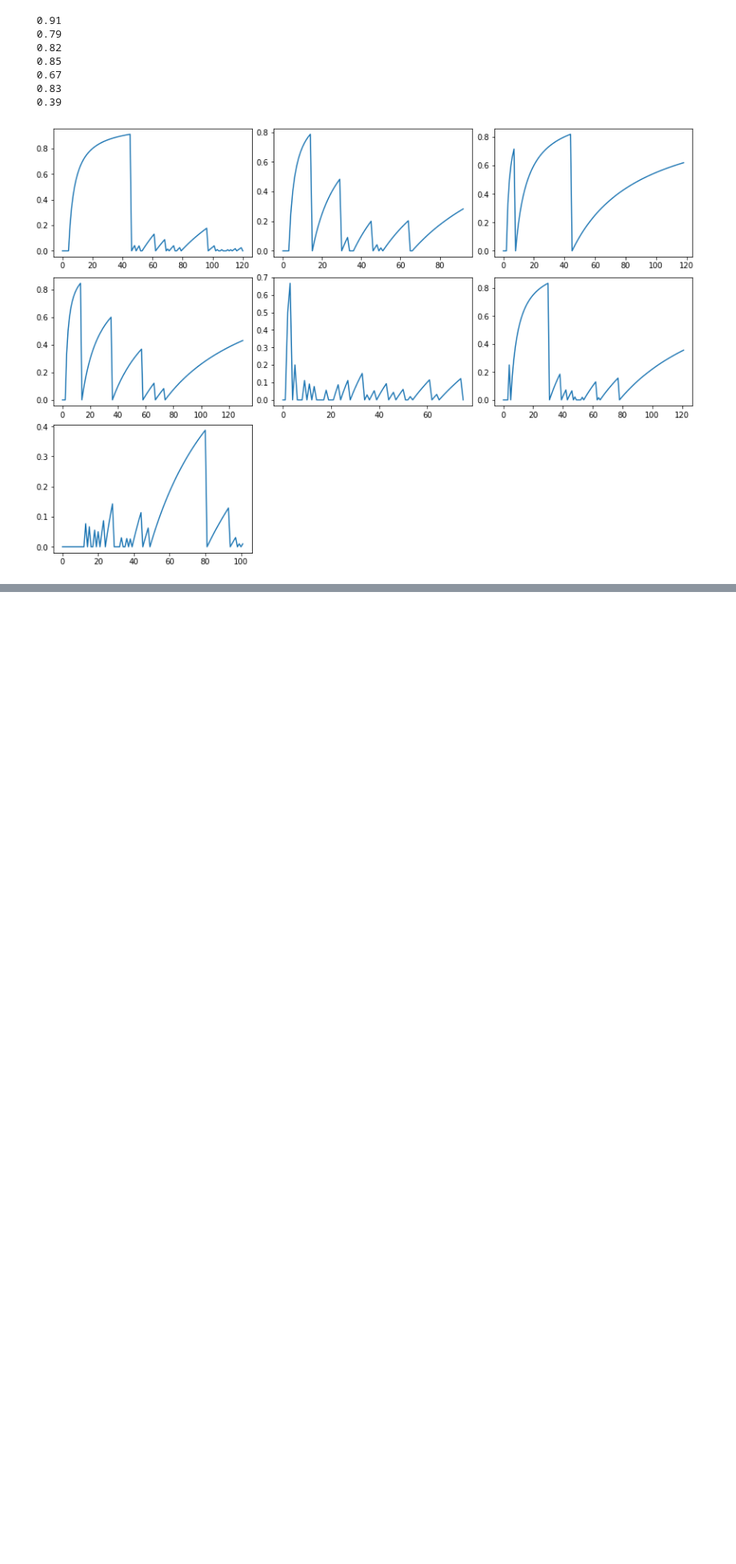
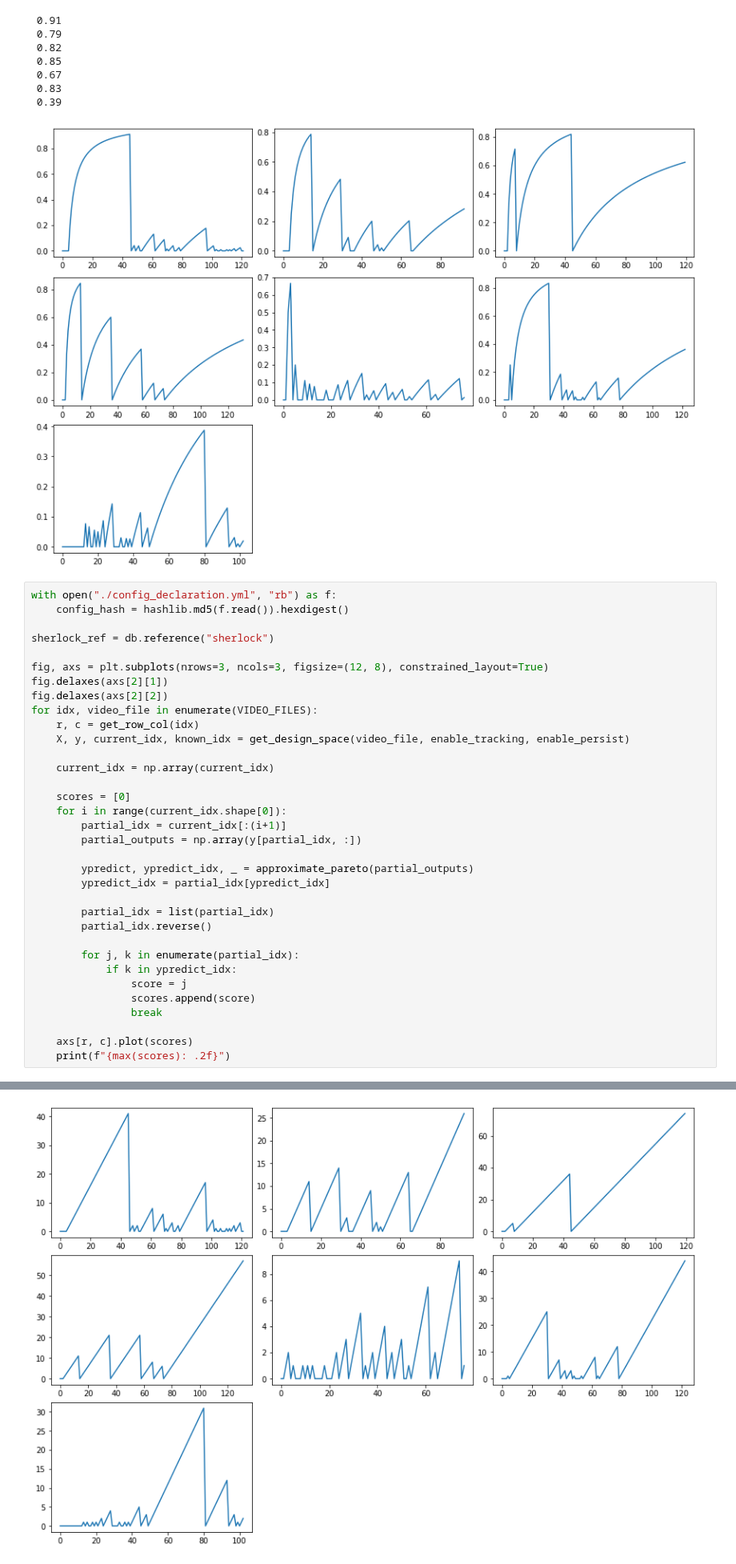
Before and after one commit to UCSD-E4E/baboons-on-the-move, a Jupyter notebook: area.ipynb, the cells around one changed output, grey strips where cells are left out. Shown at 80% size. Drawn from its saved outputs; the diff is of its cells as text; blank space fills up the shorter version.

```diff
--- a/area.ipynb
+++ b/area.ipynb
@@ -159,3 +159,38 @@ for idx, video_file in enumerate(VIDEO_FILES):
  0.83
  0.39
 [figure]
+# %%
+with open("./config_declaration.yml", "rb") as f:
+    config_hash = hashlib.md5(f.read()).hexdigest()
+
+sherlock_ref = db.reference("sherlock")
+
+fig, axs = plt.subplots(nrows=3, ncols=3, figsize=(12, 8), constrained_layout=True)
+fig.delaxes(axs[2][1])
+fig.delaxes(axs[2][2])
+for idx, video_file in enumerate(VIDEO_FILES):
+    r, c = get_row_col(idx)
+    X, y, current_idx, known_idx = get_design_space(video_file, enable_tracking, enable_persist)
+
+    current_idx = np.array(current_idx)
+
+    scores = [0]
+    for i in range(current_idx.shape[0]):
+        partial_idx = current_idx[:(i+1)]
+        partial_outputs = np.array(y[partial_idx, :])
+
+        ypredict, ypredict_idx, _ = approximate_pareto(partial_outputs)
+        ypredict_idx = partial_idx[ypredict_idx]
+
+        partial_idx = list(partial_idx)
+        partial_idx.reverse()
+
+        for j, k in enumerate(partial_idx):
+            if k in ypredict_idx:
+                score = j
+                scores.append(score)
+                break
+
+    axs[r, c].plot(scores)
+    print(f"{max(scores): .2f}")
+# %% [output]
@@ -161,0 +204 @@ for idx, video_file in enumerate(VIDEO_FILES):
+[figure, added]
```
Also changed, not shown: parts of 2 cells of this notebook.
